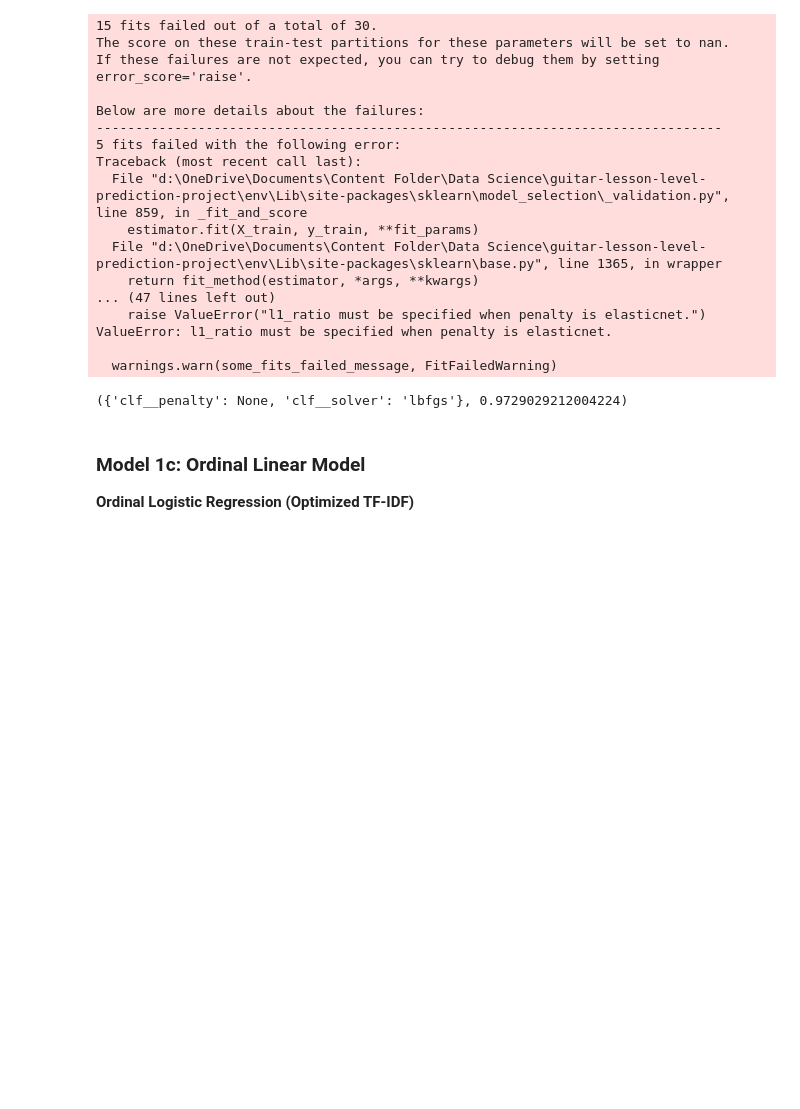
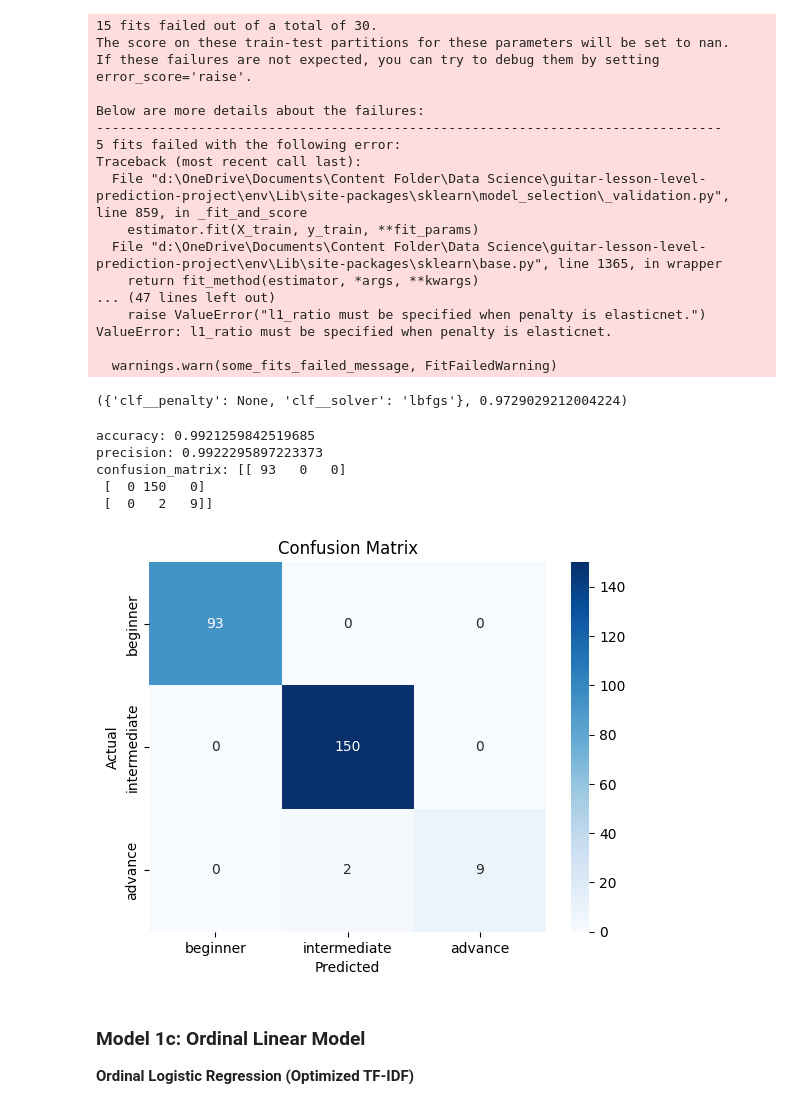
Before and after one commit to yoshtown/guitar-lesson-level-prediction-project, a Jupyter notebook: notebooks/03_tensorflow_model.ipynb, the cells around one changed output. Drawn from its saved outputs; the diff is of its cells as text; code cells hidden in the pictures; blank space fills up the shorter version.

```diff
--- a/notebooks/03_tensorflow_model.ipynb
+++ b/notebooks/03_tensorflow_model.ipynb
@@ -274,11 +265,12 @@ test_df.to_csv("../data/processed/guitar_sample_predicted_grid_text_tuned.csv")
 ### Model 1b: Fully Tuned Linear Model
 **Logistic Regression with Optimized TF-IDF + Regularization**
 # %%
+best_tfidf = TfidfVectorizer(max_features=28000, ngram_range=(1, 2), stop_words=None)
+
 pipeline = Pipeline([
-    ("tfidf", TfidfVectorizer(max_features=28000, ngram_range=(1, 2), stop_words=None)), # Using the best paramss from previous experiment
+    ("tfidf", best_tfidf), # Using the best tfidf params from previous experiment
     ("clf", LogisticRegression(max_iter=1000))
 ])
-
 
 param_grid = {
     "clf__penalty": [None, "l1", "elasticnet"],
@@ -315,6 +307,21 @@ ValueError: l1_ratio must be specified when penalty is elasticnet.
 
   warnings.warn(some_fits_failed_message, FitFailedWarning)
 ({'clf__penalty': None, 'clf__solver': 'lbfgs'}, 0.9729029212004224)
+# %%
+best_grid_model = grid_model.best_estimator_
+
+best_grid_model.fit(X_train, y_train)
+
+y_pred_grid = best_grid_model.predict(X_val)
+# %%
+print_scores(y_val, y_pred_grid, labels)
+# %% [output]
+accuracy: 0.9921259842519685
+precision: 0.9922295897223373
+confusion_matrix: [[ 93   0   0]
+ [  0 150   0]
+ [  0   2   9]]
+[figure, added]
 # %% [markdown]
 ### Model 1c: Ordinal Linear Model
 **Ordinal Logistic Regression (Optimized TF-IDF)**
```
Also changed, not shown: parts of 18 cells of this notebook.
